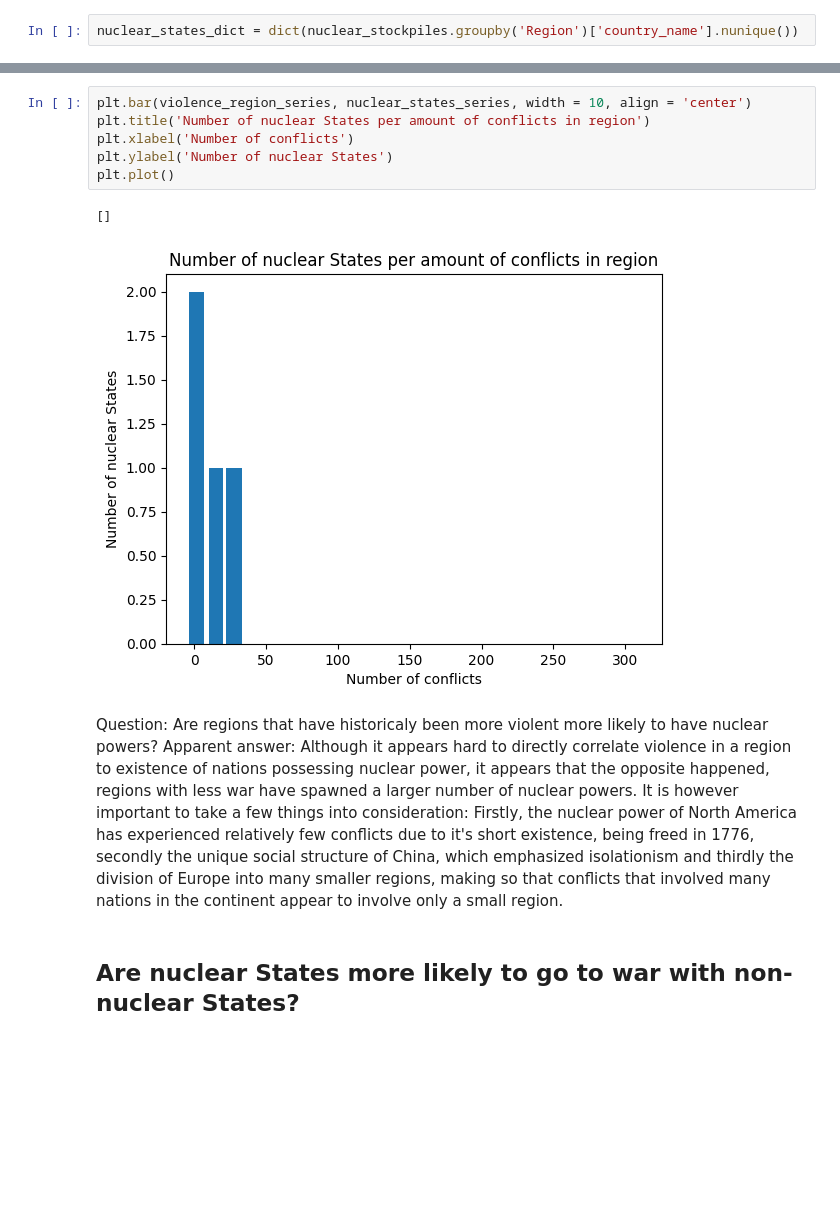
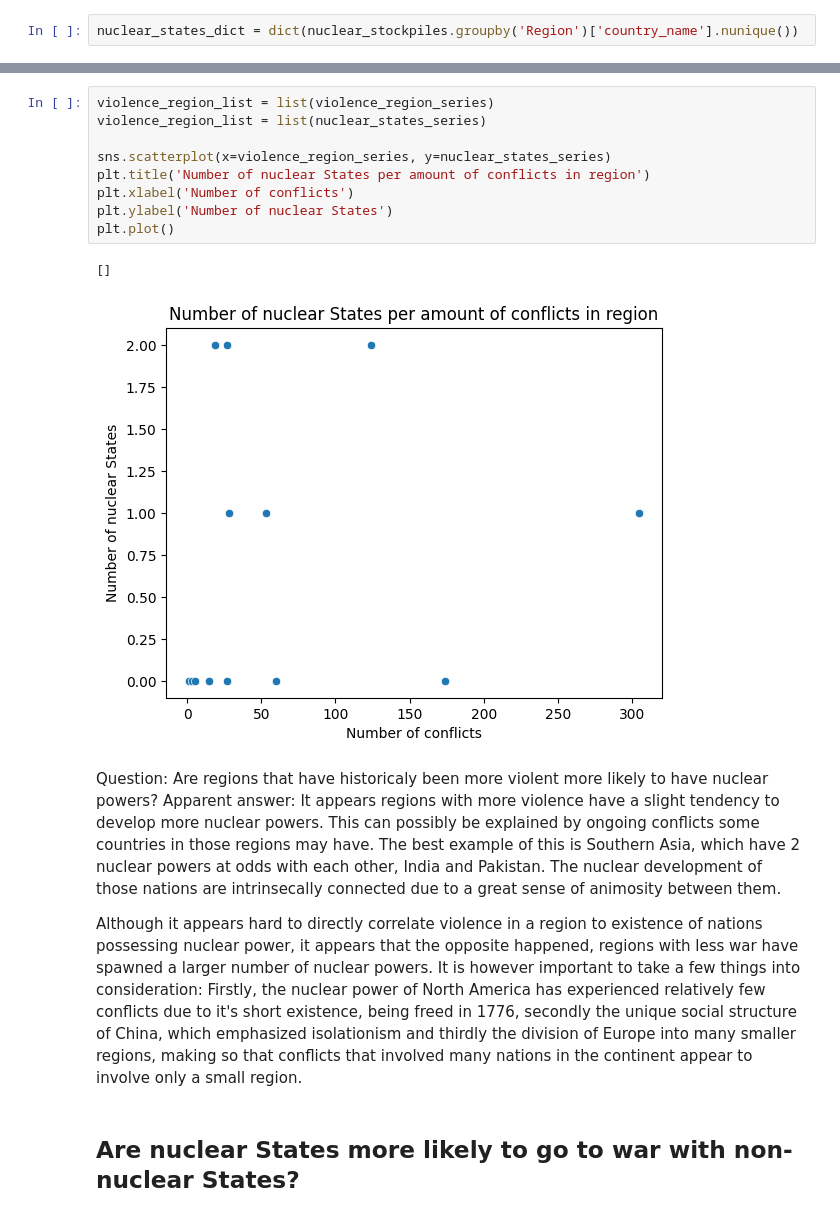
Before and after one commit to DennisRPaiva/ProjetoDatasets, a Jupyter notebook: nuclear_states_study.ipynb, the cells around one changed output, grey strips where cells are left out. Saved outputs shown, nothing was run; the diff lists cells and outputs as text; blank space fills up the shorter version.

Commit message:
2nd and possibly final version of nuclear_states_study

```diff
--- a/nuclear_states_study.ipynb
+++ b/nuclear_states_study.ipynb
@@ -85,15 +112,20 @@ for region in extra_region_list:
 # %%
-plt.bar(violence_region_series, nuclear_states_series, width = 10, align = 'center')
+violence_region_list = list(violence_region_series)
+violence_region_list = list(nuclear_states_series)
+
+sns.scatterplot(x=violence_region_series, y=nuclear_states_series)
 plt.title('Number of nuclear States per amount of conflicts in region')
 plt.xlabel('Number of conflicts')
 plt.ylabel('Number of nuclear States')
 plt.plot()
 # %% [output]
 []
-[figure, old version]
+[figure, new version]
 # %% [markdown]
 Question: Are regions that have historicaly been more violent  more likely to have nuclear powers?
-Apparent answer: Although it appears hard to directly correlate violence in a region to existence of nations possessing nuclear power, it appears that the opposite happened, regions with less war have spawned a larger number of nuclear powers. It is however important to take a few things into consideration: Firstly, the nuclear power of North America has experienced relatively few conflicts due to it's short existence, being freed in 1776, secondly the unique social structure of China, which emphasized isolationism and thirdly the division of Europe into many smaller regions, making so that conflicts that involved many nations in the continent appear to involve only a small region.
+Apparent answer: It appears regions with more violence have a slight tendency to develop more nuclear powers. This can possibly be explained by ongoing conflicts some countries in those regions may have. The best example of this is Southern Asia, which have 2 nuclear powers at odds with each other, India and Pakistan. The nuclear development of those nations are intrinsecally connected due to a great sense of animosity between them.
+
+Although it appears hard to directly correlate violence in a region to existence of nations possessing nuclear power, it appears that the opposite happened, regions with less war have spawned a larger number of nuclear powers. It is however important to take a few things into consideration: Firstly, the nuclear power of North America has experienced relatively few conflicts due to it's short existence, being freed in 1776, secondly the unique social structure of China, which emphasized isolationism and thirdly the division of Europe into many smaller regions, making so that conflicts that involved many nations in the continent appear to involve only a small region.
 # %% [markdown]
 ## Are nuclear States more likely to go to war with non-nuclear States?
 # %%
```
Also changed, not shown: parts of 18 cells of this notebook.
